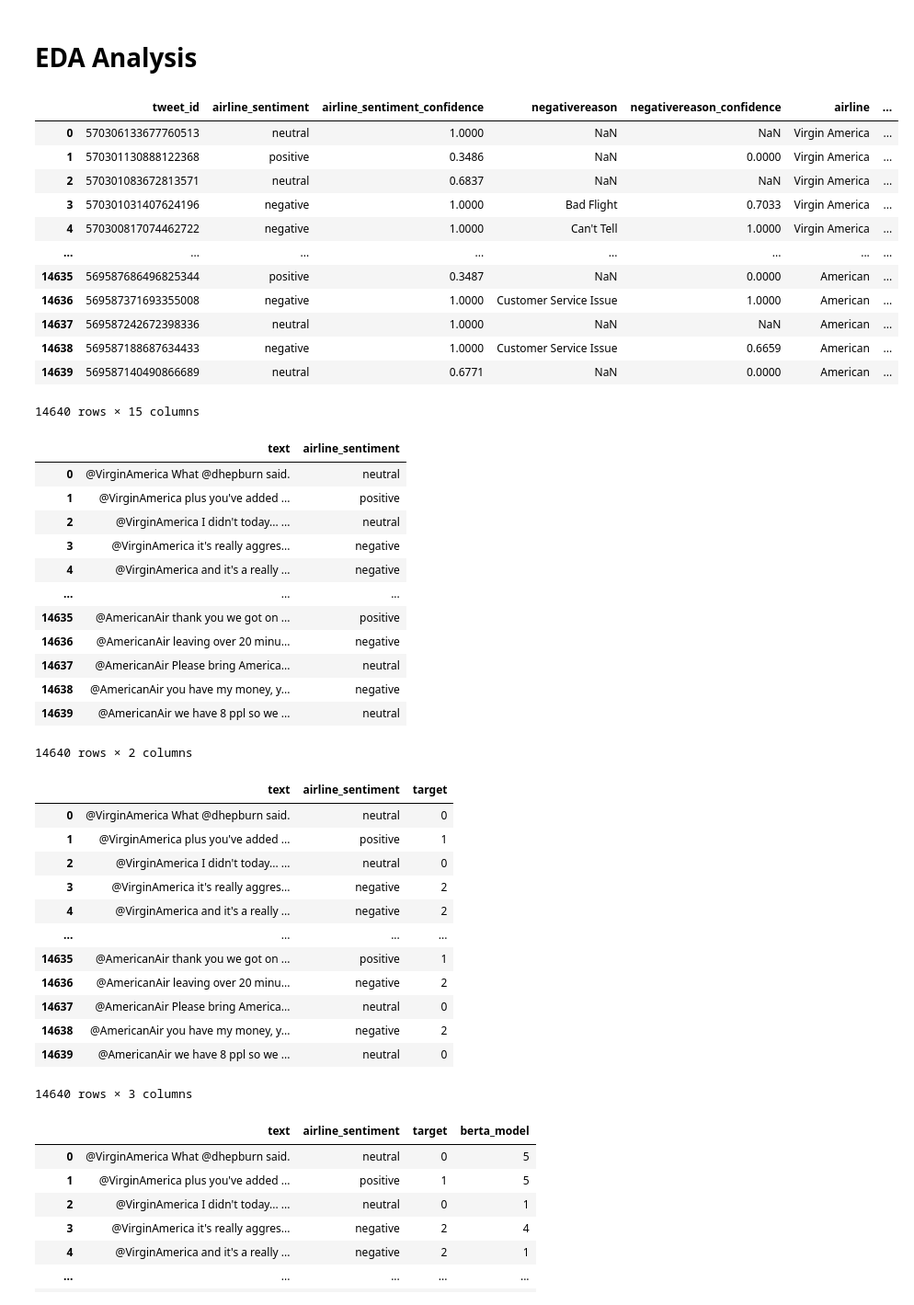
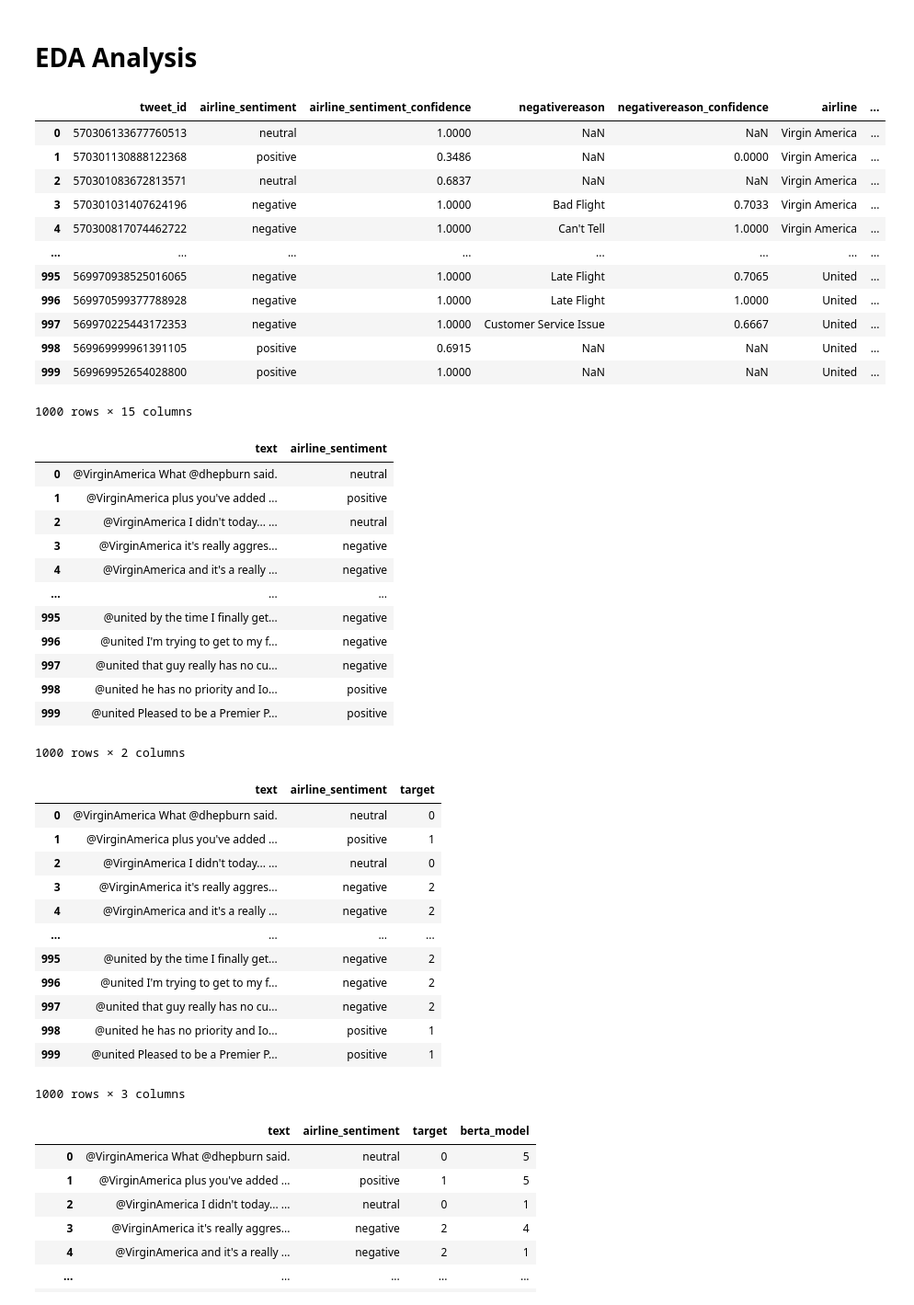
Before and after one commit to MaukanMir/NLP-Course-Docs-, a Jupyter notebook: airline-sentiment-2.ipynb, the cells around one changed output. Shown at 92% size. Saved outputs shown, nothing was run; the diff lists cells and outputs as text; code cells hidden in the pictures.

```diff
--- a/airline-sentiment-2.ipynb
+++ b/airline-sentiment-2.ipynb
@@ -113,22 +117,22 @@ def testing_selected_models(names:list, models:list, X:pd.DataFrame, y:pd.Series
 # %%
 filename = "/Users/test/Downloads/Tweets.csv"
 # %%
-df_ = pd.read_csv(filename)
+df_ = pd.read_csv(filename, nrows= 1000)
 df_
 # %% [output]
 |  | tweet_id | airline_sentiment | airline_sentiment_confidence | negativereason | negativereason_confidence | airline | ... |
 | 0 | 570306133677760513 | neutral | 1.0000 | NaN | NaN | Virgin America | ... |
 | 1 | 570301130888122368 | positive | 0.3486 | NaN | 0.0000 | Virgin America | ... |
 | 2 | 570301083672813571 | neutral | 0.6837 | NaN | NaN | Virgin America | ... |
 | 3 | 570301031407624196 | negative | 1.0000 | Bad Flight | 0.7033 | Virgin America | ... |
 | 4 | 570300817074462722 | negative | 1.0000 | Can't Tell | 1.0000 | Virgin America | ... |
 | ... | ... | ... | ... | ... | ... | ... | ... |
-| 14635 | 569587686496825344 | positive | 0.3487 | NaN | 0.0000 | American | ... |
-| 14636 | 569587371693355008 | negative | 1.0000 | Customer Service Issue | 1.0000 | American | ... |
-| 14637 | 569587242672398336 | neutral | 1.0000 | NaN | NaN | American | ... |
-| 14638 | 569587188687634433 | negative | 1.0000 | Customer Service Issue | 0.6659 | American | ... |
-| 14639 | 569587140490866689 | neutral | 0.6771 | NaN | 0.0000 | American | ... |
+| 995 | 569970938525016065 | negative | 1.0000 | Late Flight | 0.7065 | United | ... |
+| 996 | 569970599377788928 | negative | 1.0000 | Late Flight | 1.0000 | United | ... |
+| 997 | 569970225443172353 | negative | 1.0000 | Customer Service Issue | 0.6667 | United | ... |
+| 998 | 569969999961391105 | positive | 0.6915 | NaN | NaN | United | ... |
+| 999 | 569969952654028800 | positive | 1.0000 | NaN | NaN | United | ... |
-14640 rows × 15 columns
+1000 rows × 15 columns
 # %%
 df = df_[["text",'airline_sentiment']].copy()
 df
@@ -140,12 +144,12 @@ df
 | 3 | @VirginAmerica it's really aggres... | negative |
 | 4 | @VirginAmerica and it's a really ... | negative |
 | ... | ... | ... |
-| 14635 | @AmericanAir thank you we got on ... | positive |
-| 14636 | @AmericanAir leaving over 20 minu... | negative |
-| 14637 | @AmericanAir Please bring America... | neutral |
-| 14638 | @AmericanAir you have my money, y... | negative |
-| 14639 | @AmericanAir we have 8 ppl so we ... | neutral |
+| 995 | @united by the time I finally get... | negative |
+| 996 | @united I'm trying to get to my f... | negative |
+| 997 | @united that guy really has no cu... | negative |
+| 998 | @united he has no priority and Io... | positive |
+| 999 | @united Pleased to be a Premier P... | positive |
-14640 rows × 2 columns
+1000 rows × 2 columns
 # %%
 text_mapping = {"positive":1, 'neutral':0, "negative":2}
 
@@ -160,12 +164,12 @@ df
 | 3 | @VirginAmerica it's really aggres... | negative | 2 |
 | 4 | @VirginAmerica and it's a really ... | negative | 2 |
 | ... | ... | ... | ... |
-| 14635 | @AmericanAir thank you we got on ... | positive | 1 |
-| 14636 | @AmericanAir leaving over 20 minu... | negative | 2 |
-| 14637 | @AmericanAir Please bring America... | neutral | 0 |
-| 14638 | @AmericanAir you have my money, y... | negative | 2 |
-| 14639 | @AmericanAir we have 8 ppl so we ... | neutral | 0 |
+| 995 | @united by the time I finally get... | negative | 2 |
+| 996 | @united I'm trying to get to my f... | negative | 2 |
+| 997 | @united that guy really has no cu... | negative | 2 |
+| 998 | @united he has no priority and Io... | positive | 1 |
+| 999 | @united Pleased to be a Premier P... | positive | 1 |
-14640 rows × 3 columns
+1000 rows × 3 columns
 # %%
 tokenizer = AutoTokenizer.from_pretrained("nlptown/bert-base-multilingual-uncased-sentiment")
 
```
Also changed, not shown: parts of 1 cell of this notebook.
